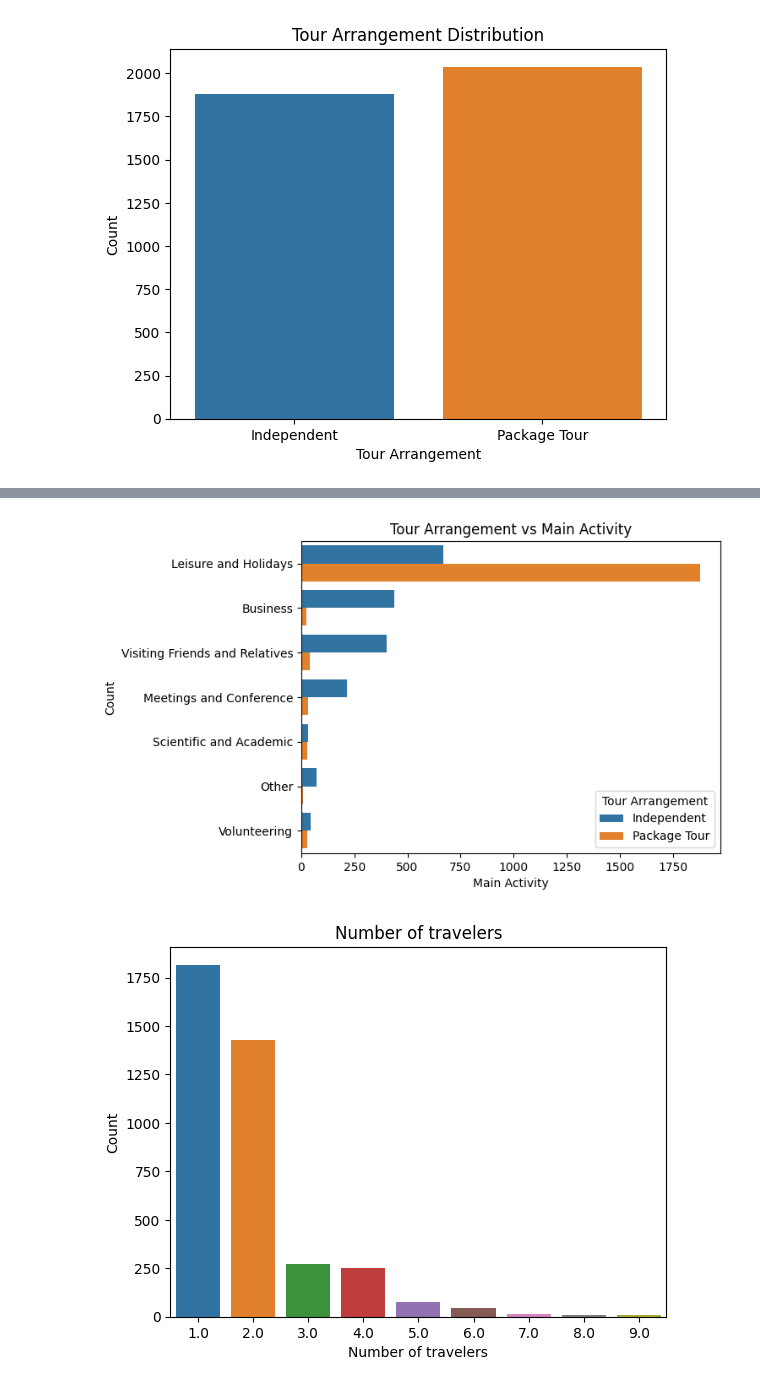
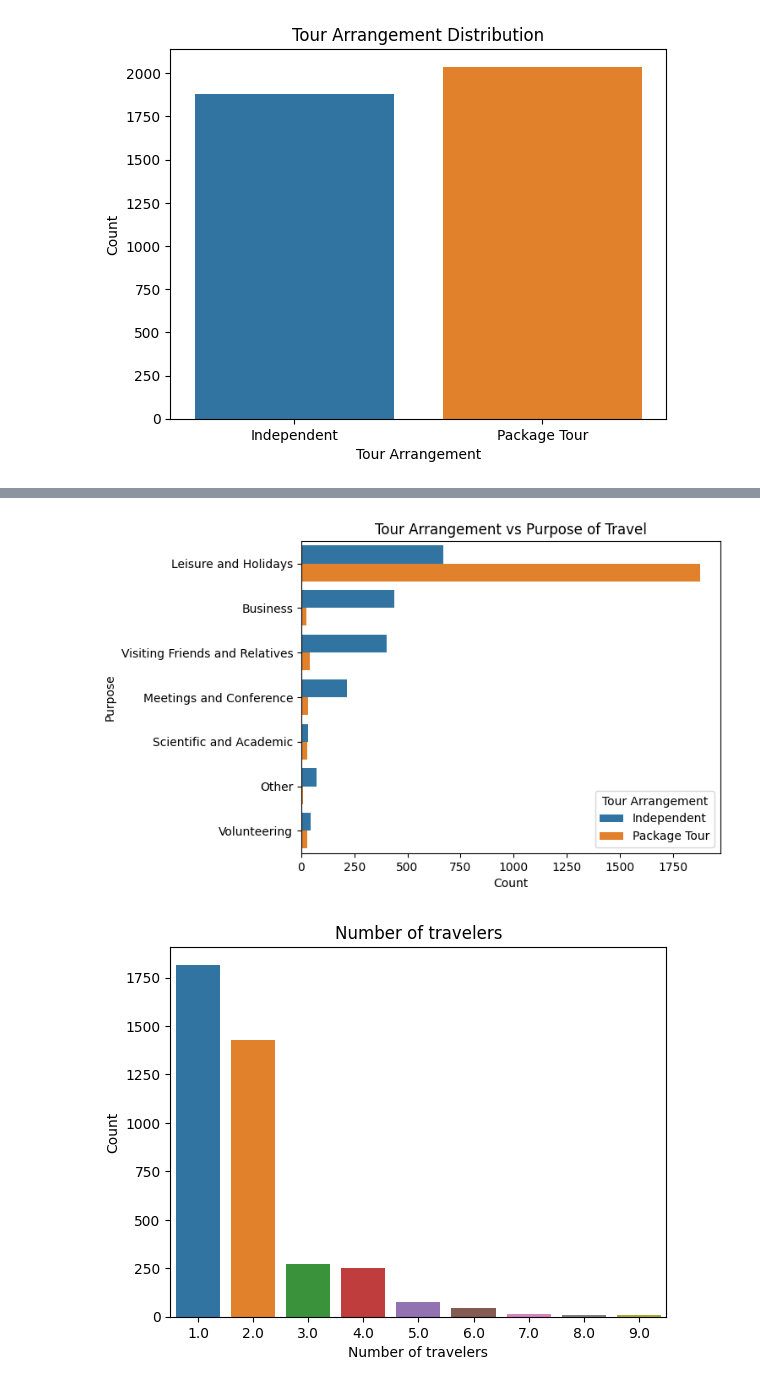
Before and after one commit to ismileusmilenot/ds-tourism-project, a Jupyter notebook: 2_Graphical_Insides.ipynb, the cells around one changed output, grey strips where cells are left out. Saved outputs shown, nothing was run; the diff lists cells and outputs as text; code cells hidden in the pictures.

```diff
--- a/2_Graphical_Insides.ipynb
+++ b/2_Graphical_Insides.ipynb
@@ -276,13 +276,13 @@ plt.show()
 # %%
 
 sns.countplot(y='purpose', hue='tour_arrangement', data=df_train)
-plt.title('Tour Arrangement vs Main Activity')
-plt.xlabel('Main Activity')
-plt.ylabel('Count')
+plt.title('Tour Arrangement vs Purpose of Travel')
+plt.ylabel('Purpose')
+plt.xlabel('Count')
 plt.legend(title='Tour Arrangement')
 plt.show()
 # %% [output]
-[figure, old version]
+[figure, new version]
 # %%
 sns.countplot(x='total_travelers', data=df_train)
 plt.title('Number of travelers')
```
Also changed, not shown: parts of 3 cells of this notebook, 3 other files.
